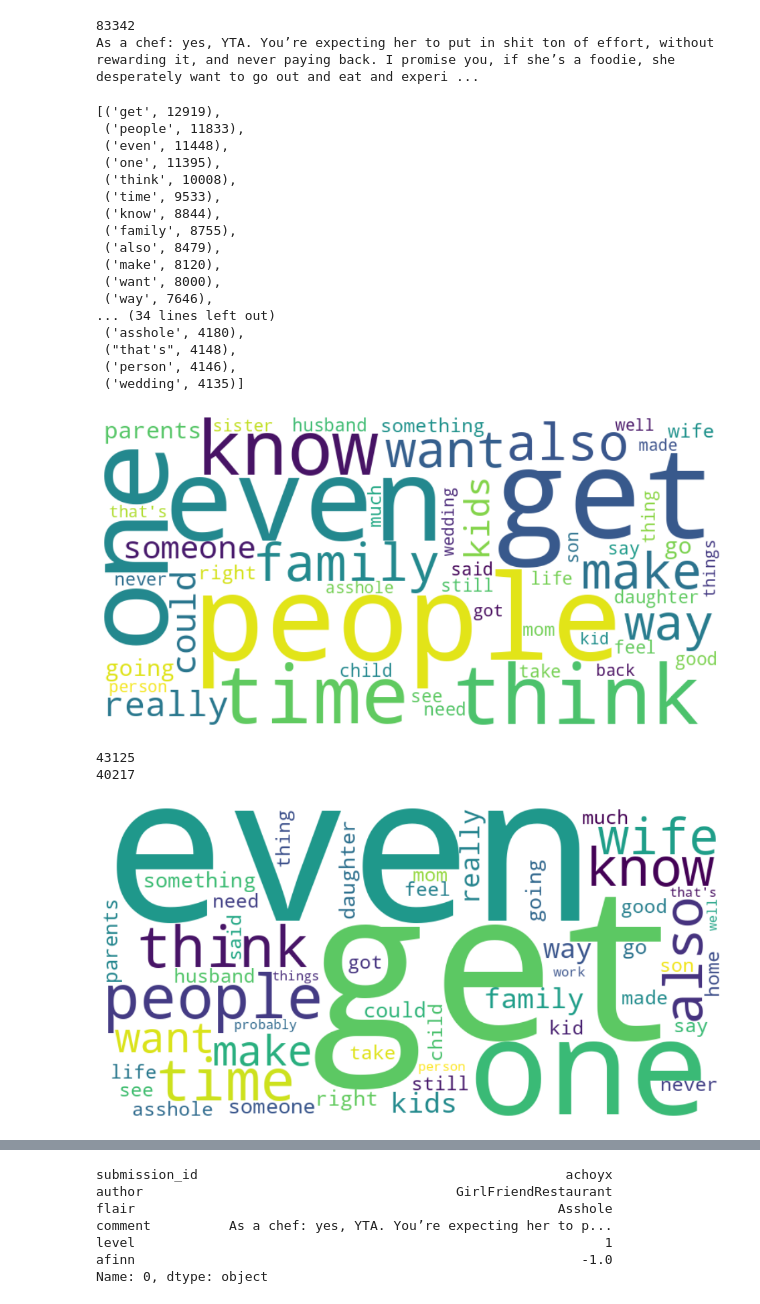
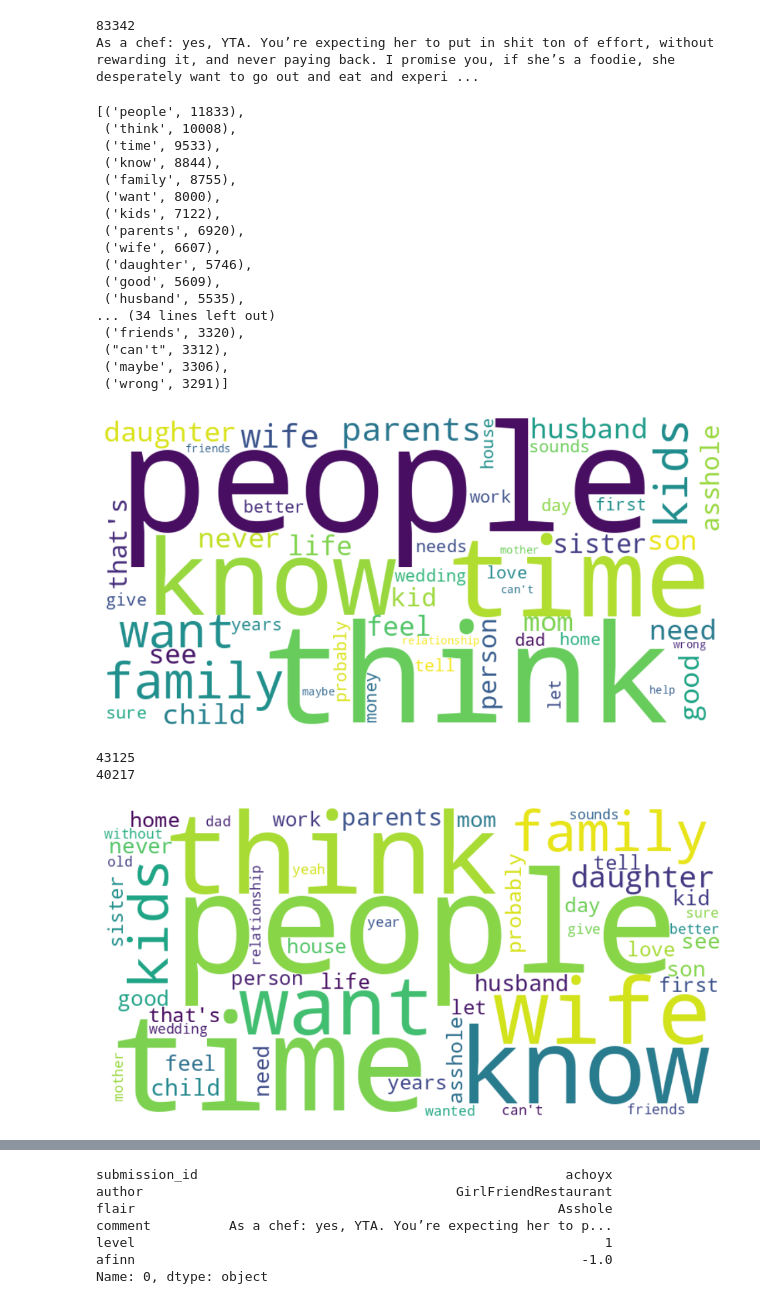
Before and after one commit to Antonello03/AITA-mood-swings, a Jupyter notebook: sentiment_analysis.ipynb, the cells around one changed output, grey strips where cells are left out. Saved outputs shown, nothing was run; the diff lists cells and outputs as text; code cells hidden in the pictures.

```diff
--- a/sentiment_analysis.ipynb
+++ b/sentiment_analysis.ipynb
@@ -110,7 +110,34 @@ def preprocess_with_emotion(s, lowercase=False):
 comments_token = [preprocess_with_emotion(x) for x in comments]
 # %%
 more_stop = ['yta', 'nta', 'would', 'like', 'op']
-stop = stopwords.words('english') + more_stop
+uninformative_words = [
+    'get', 'got', 'gets', 'getting',
+    'one', 'two', 'three', 'four', 'five',
+    'even', 'ever', 'still', 'yet',
+    'thing', 'things', 'something', 'anything', 'everything', 'nothing',
+    'someone', 'anyone', 'everyone', 'nobody',
+    'way', 'ways', 'lot', 'lots',
+    'stuff', 'kind', 'kinds', 'type', 'types',
+    'make', 'makes', 'made', 'making',
+    'take', 'takes', 'taken', 'taking',
+    'look', 'looks', 'looked', 'looking',
+    'use', 'uses', 'used', 'using',
+    'say', 'says', 'said',
+    'go', 'goes', 'went', 'gone', 'going',
+    'come', 'comes', 'came', 'coming',
+    'thing', 'things',
+    'much', 'many', 'more', 'most', 'few', 'less', 'least',
+    'really', 'quite', 'rather', 'pretty',
+    'might', 'could', 'would', 'should',
+    'just', 'also', 'well',
+    'done', 'doing',
+    'back', 'away', 'around',
+    'right', 'left', 'place', 'point', 'area',
+    'part', 'parts', 'whole',
+    'start', 'started', 'starting',
+    'end', 'ended', 'ending'
+]
+stop = stopwords.words('english') + more_stop + uninformative_words
 more_punct = '’“”'
 punctuation = string.punctuation + more_punct
 
@@ -129,23 +156,23 @@ def get_counter(df):
 c_tot = get_counter(comments_pp)
 c_tot.most_common(50)
 # %% [output]
-[('get', 12919),
- ('people', 11833),
- ('even', 11448),
- ('one', 11395),
+[('people', 11833),
  ('think', 10008),
  ('time', 9533),
  ('know', 8844),
  ('family', 8755),
- ('also', 8479),
- ('make', 8120),
  ('want', 8000),
- ('way', 7646),
+ ('kids', 7122),
+ ('parents', 6920),
+ ('wife', 6607),
+ ('daughter', 5746),
+ ('good', 5609),
+ ('husband', 5535),
 ... (34 lines left out)
- ('asshole', 4180),
- ("that's", 4148),
- ('person', 4146),
- ('wedding', 4135)]
+ ('friends', 3320),
+ ("can't", 3312),
+ ('maybe', 3306),
+ ('wrong', 3291)]
 # %%
 word_freq_dict = dict(c_tot.most_common(50))
 
@@ -154,9 +181,10 @@ wordcloud = WordCloud(width=800, height=400, background_color='white').generate_
 plt.figure(figsize=(12, 6))
 plt.imshow(wordcloud, interpolation='bilinear')
 plt.axis("off")
+plt.savefig('wordcloud_all.png', bbox_inches='tight')
 plt.show()
 # %% [output]
-[figure, old version]
+[figure, new version]
 # %%
 yta_comments = comments_df[comments_df['flair'] == 'Asshole']['comment']
 nta_comments = comments_df[comments_df['flair'] == 'Not the A-hole']['comment']
@@ -168,20 +196,21 @@ print(len(nta_comments))
 # %%
 yta_comments_token = [preprocess_with_emotion(x) for x in yta_comments]
 yta_comments_pp = [preprocess_punct(x) for x in yta_comments_token]
 
 c_yta = get_counter(yta_comments_pp)
 c_yta.most_common(50)
 
-word_freq_dict = dict(c_yta.most_common(50))
+word_freq_dict_yta = dict(c_yta.most_common(50))
 
-wordcloud = WordCloud(width=800, height=400, background_color='white').generate_from_frequencies(word_freq_dict)
+wordcloud = WordCloud(width=800, height=400, background_color='white').generate_from_frequencies(word_freq_dict_yta)
 
 plt.figure(figsize=(12, 6))
 plt.imshow(wordcloud, interpolation='bilinear')
 plt.axis("off")
+plt.savefig('wordcloud_yta.png', bbox_inches='tight')
 plt.show()
 # %% [output]
-[figure, old version]
+[figure, new version]
 # %%
 nta_comments_token = [preprocess_with_emotion(x) for x in nta_comments]
 nta_comments_pp = [preprocess_punct(x) for x in nta_comments_token]
```
Also changed, not shown: parts of 6 cells of this notebook.
